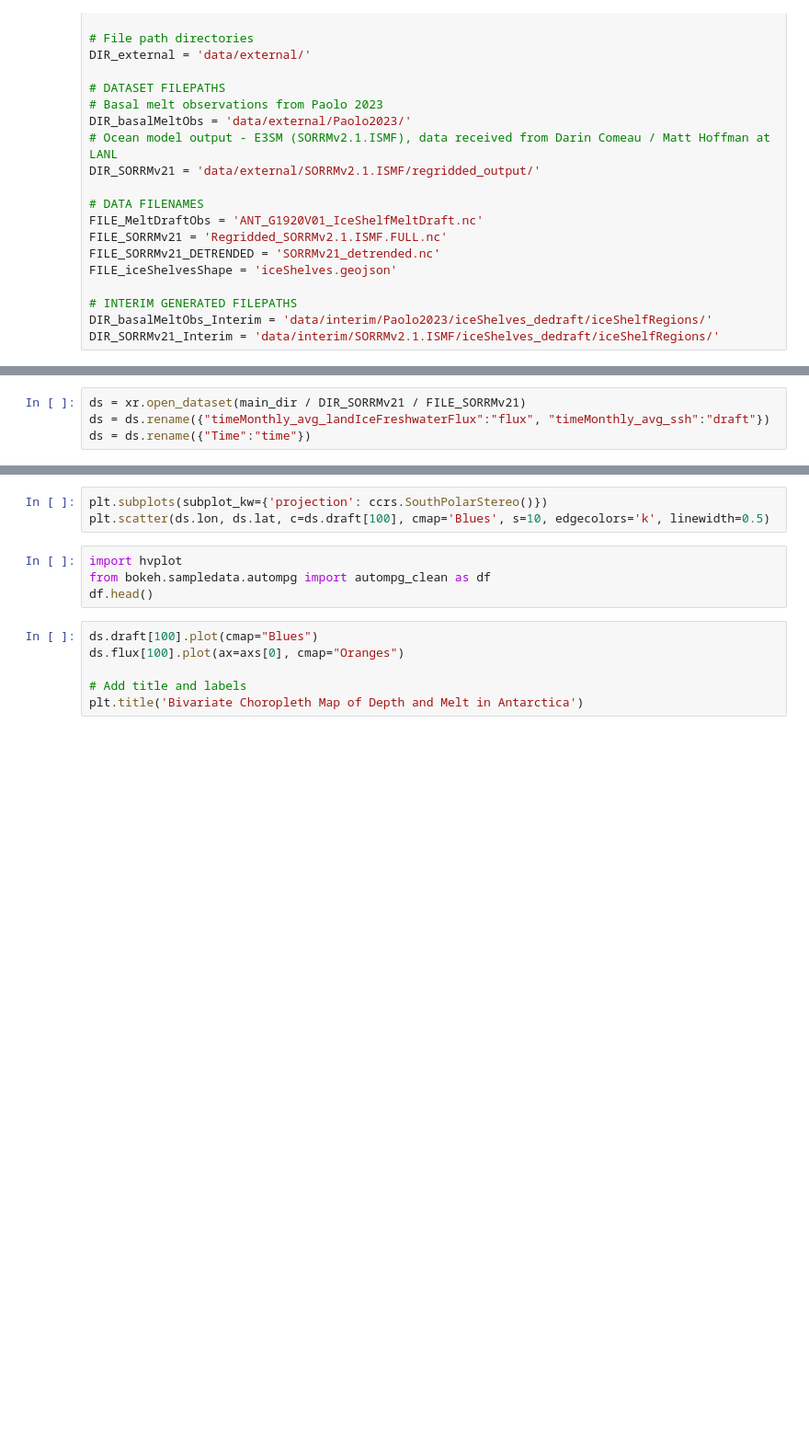
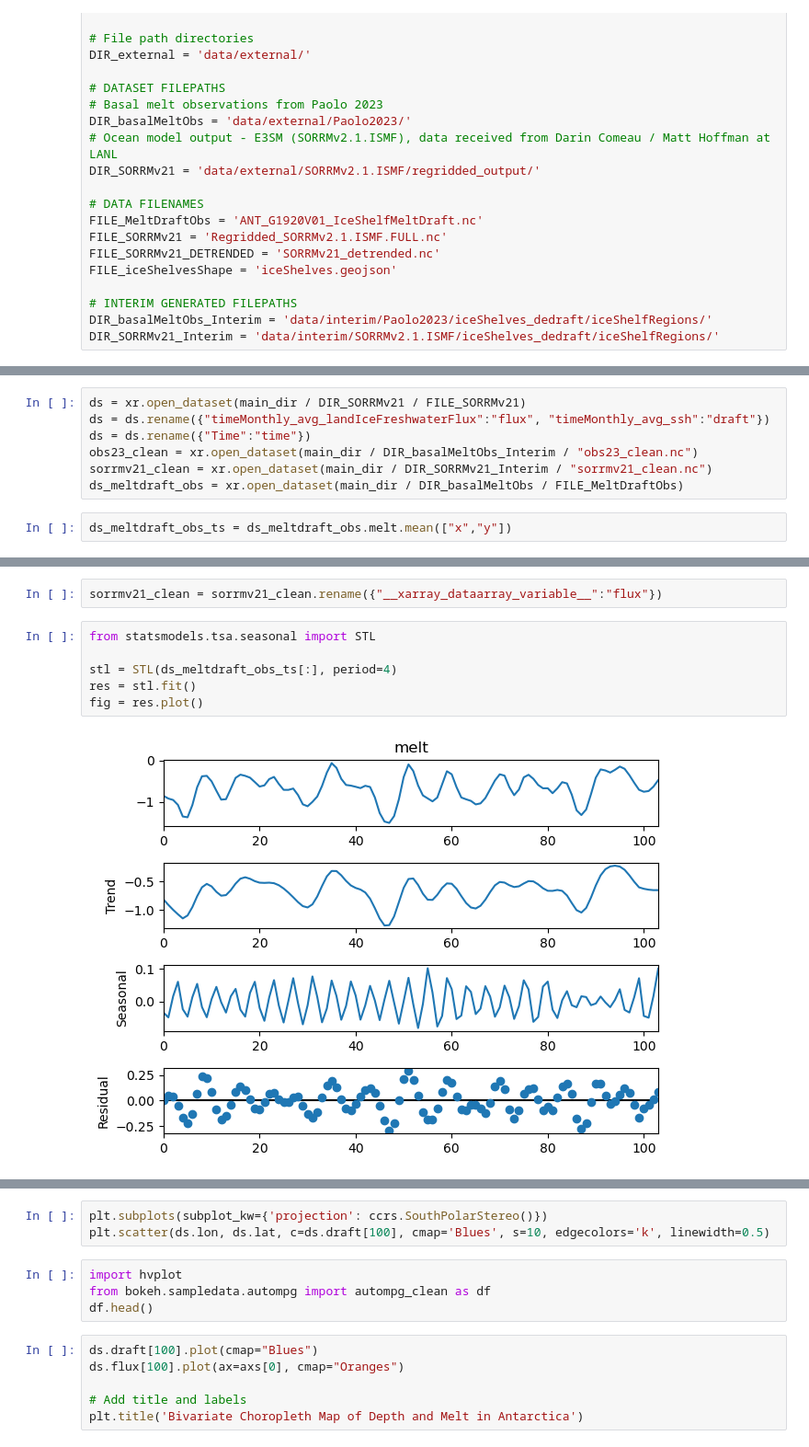
Before and after one commit to mshiv/aislens_emulation, a Jupyter notebook: notebooks/scratch.ipynb, the cells around one changed output, grey strips where cells are left out. Shown at 92% size. Cells and saved outputs as stored; diff of their text form; blank space fills up the shorter version.

```diff
--- a/notebooks/scratch.ipynb
+++ b/notebooks/scratch.ipynb
@@ -67,3 +76,8 @@ DIR_SORRMv21_Interim = 'data/interim/SORRMv2.1.ISMF/iceShelves_dedraft/iceShelfR
 ds = xr.open_dataset(main_dir / DIR_SORRMv21 / FILE_SORRMv21)
 ds = ds.rename({"timeMonthly_avg_landIceFreshwaterFlux":"flux", "timeMonthly_avg_ssh":"draft"})
 ds = ds.rename({"Time":"time"})
+obs23_clean = xr.open_dataset(main_dir / DIR_basalMeltObs_Interim / "obs23_clean.nc")
+sorrmv21_clean = xr.open_dataset(main_dir / DIR_SORRMv21_Interim / "sorrmv21_clean.nc")
+ds_meltdraft_obs = xr.open_dataset(main_dir / DIR_basalMeltObs / FILE_MeltDraftObs)
+# %%
+ds_meltdraft_obs_ts = ds_meltdraft_obs.melt.mean(["x","y"])
@@ -69,0 +104,10 @@ ds = ds.rename({"Time":"time"})
+# %%
+sorrmv21_clean = sorrmv21_clean.rename({"__xarray_dataarray_variable__":"flux"})
+# %%
+from statsmodels.tsa.seasonal import STL
+
+stl = STL(ds_meltdraft_obs_ts[:], period=4)
+res = stl.fit()
+fig = res.plot()
+# %% [output]
+[figure, added]
```
Also changed, not shown: parts of 15 cells of this notebook, 2 other files.
